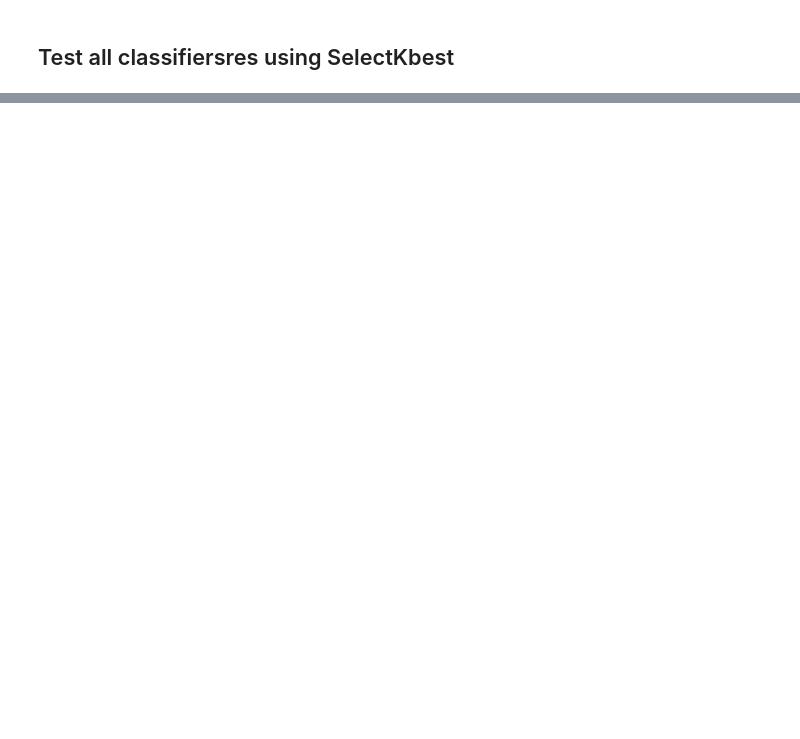
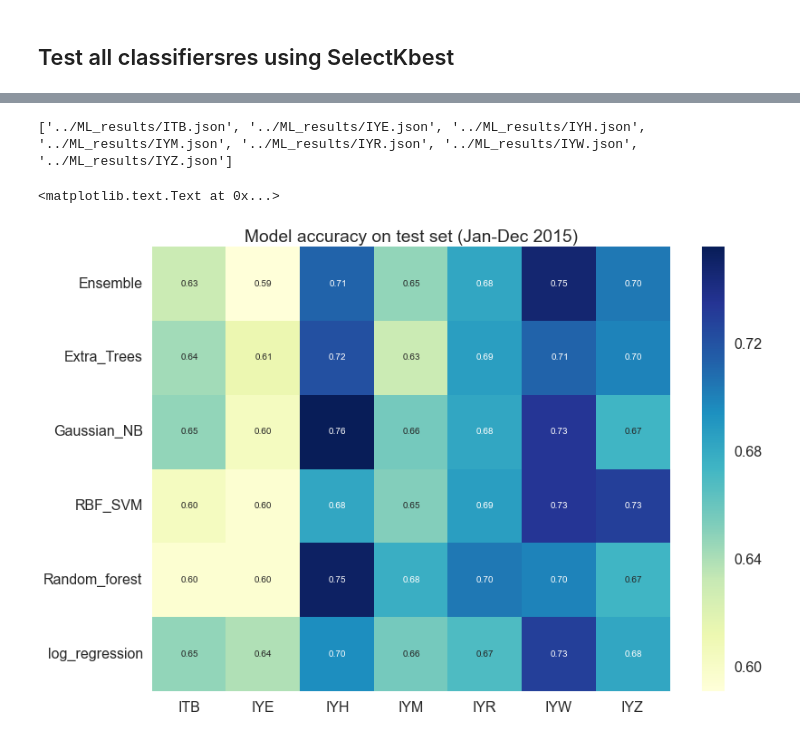
Before and after one commit to ygauthie/CS109_Project, a Jupyter notebook: RFE/SelectBK_Yvan.ipynb, the cells around one changed output, grey strips where cells are left out. Saved outputs shown, nothing was run; the diff lists cells and outputs as text; code cells hidden in the pictures; blank space fills up the shorter version.

Commit message:
Model comparison

```diff
--- a/RFE/SelectBK_Yvan.ipynb
+++ b/RFE/SelectBK_Yvan.ipynb
@@ -363,6 +363,6 @@ print "ET__max_depth: {0}".format(pipeET.get_params()['ET__max_depth'])
 print "ET__n_estimators: {0}".format(pipeET.get_params()['ET__n_estimators'])
 print "ET__max_features: {0}".format(pipeET.get_params()['ET__max_features'])
 print_result(pipeET)
-Results["Extra_Trees"] = evaluate(pipeET)
+Results["Extra_Trees"] = evaluate(pipeET)[0:5]
 # %% [output]
 #############====================== Extra Trees= =====================#############
@@ -385,6 +385,6 @@ pipeNB = Pipeline([('selectk', selectk), ('NB', GaussianNB())])
 pipeNB,_,_,_,_ = do_classify(pipeNB, {"selectk__k":range(1,max_number_featrues+1)},
                              dftouse, lcols, u'results',1, reuse_split=reuse_split,score_func=scoring_func)
 print_result(pipeNB)
-Results["Gaussian_NB"] = evaluate(pipeNB)
+Results["Gaussian_NB"] = evaluate(pipeNB)[0:5]
 # %% [output]
 #############====================== Gaussian NB ==========================#############
@@ -414,7 +414,7 @@ Wall time: 3.01 s
 print "#############====================== ENSEMBLE ==========================#############"
 eclf = EnsembleClassifier(clfs=[pipeLR, pipesvm2, pipeRF, pipeET, pipeNB], voting='hard')
 r = evaluate(eclf)
-Results["Ensemble"] = r
+Results["Ensemble"] = r[0:5]
 print "train accuracy: {0}".format(r[0])
 print "test accuracy: {0}".format(r[1])
 print "ROI baseline: {0}".format(r[2])
@@ -474,0 +475,33 @@ plot_signal(eclf, 'Results of Ensemble Classifier for '+ticker)
+# %%
+# Save results for this ticker to a JSON file
+import json
+fd = open("../ML_results/"+ticker+".json","w")
+json.dump(Results, fd)
+fd.close()
+# %%
+# Load results from all files
+import glob
+result_files = glob.glob("../ML_results/*.json")
+print result_files
+accuracies_all= {}
+ROI_all={}
+for aFile in result_files:
+    file_tickr = aFile[14:17]
+    #print file_tickr
+    with open(aFile, "r") as fd:
+        result_dict = json.load(fd)
+        models_acc = {}
+        models_ROI = {}
+        for key, value in result_dict.iteritems():
+            models_acc[key] =  value[1]
+            models_ROI[key] =  value[3]
+            accuracies_all[file_tickr] =  models_acc
+            ROI_all[file_tickr] =  models_ROI
+accuracies_all=pd.DataFrame(accuracies_all)
+ROI_all=pd.DataFrame(ROI_all)
+ax = sns.heatmap(accuracies_all, annot=True, fmt='.2f',cmap="YlGnBu")
+ax.set_title("Model accuracy on test set (Jan-Dec 2015)")
+# %% [output]
+['../ML_results/ITB.json', '../ML_results/IYE.json', '../ML_results/IYH.json', '../ML_results/IYM.json', '../ML_results/IYR.json', '../ML_results/IYW.json', '../ML_results/IYZ.json']
+<matplotlib.text.Text at 0x...>
+[figure, added]
```
Also changed, not shown: parts of 15 cells of this notebook, 8 other files.
